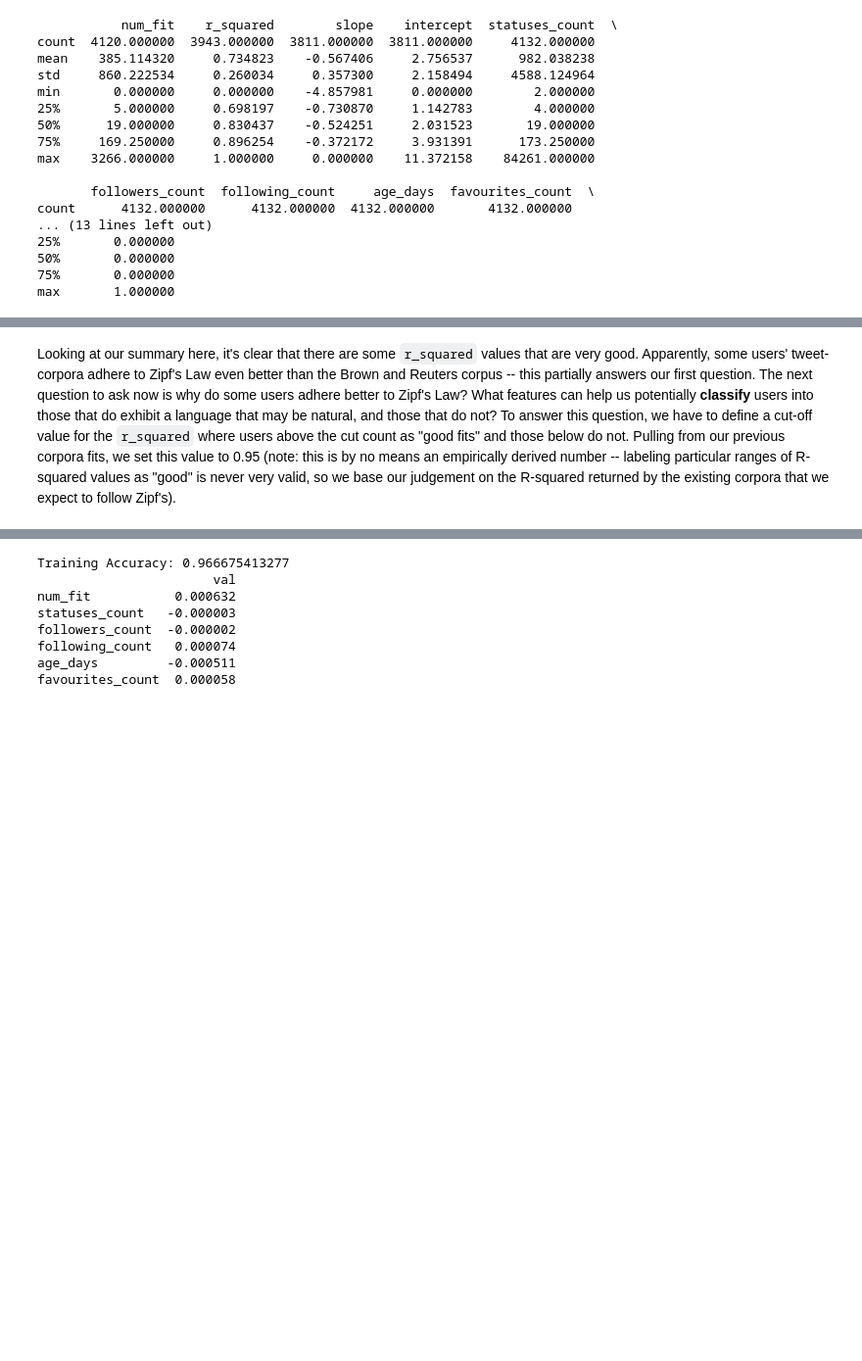
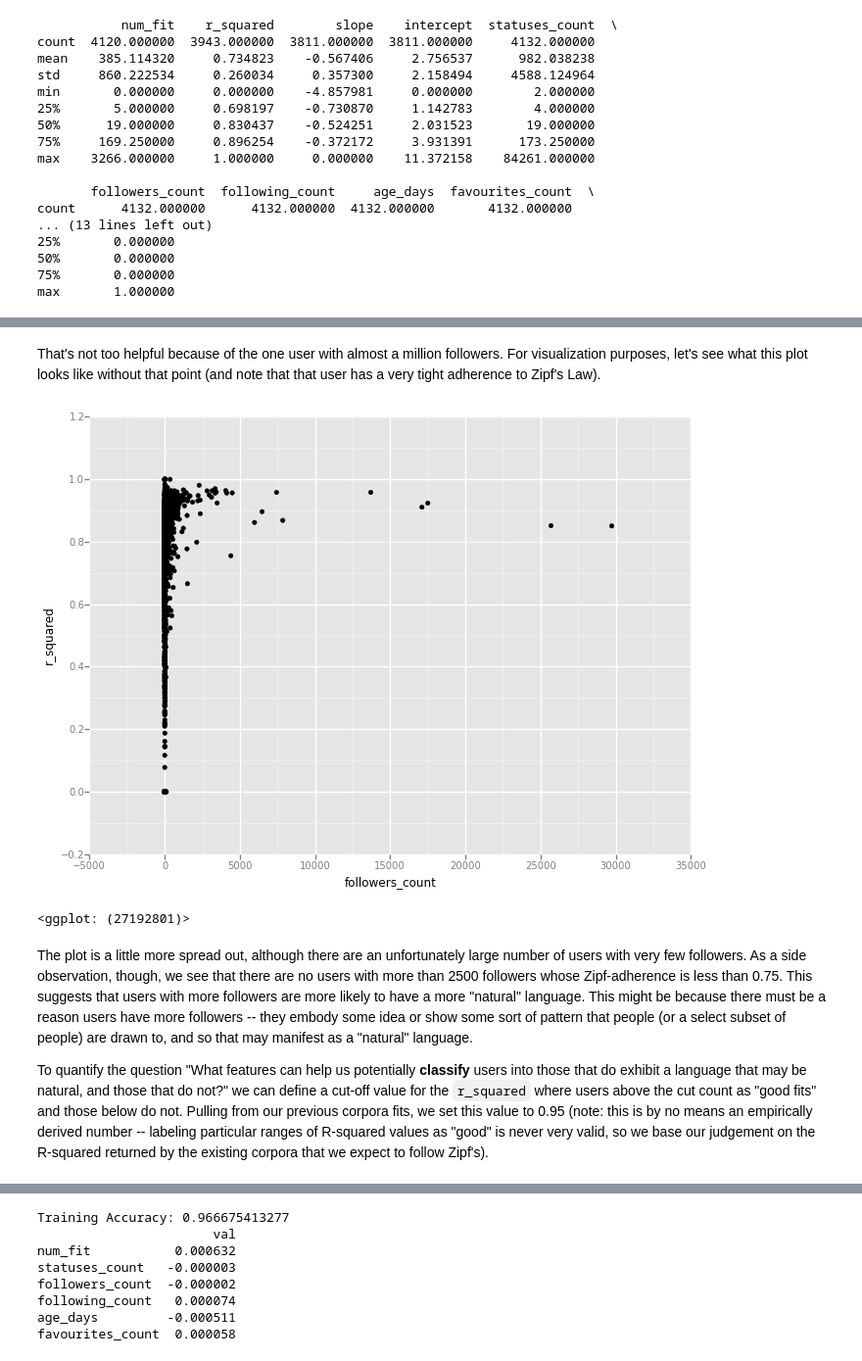
Before and after one commit to edz504/tweet-zipf, a Jupyter notebook: tweet-zipf.ipynb, the cells around one changed output, grey strips where cells are left out. Shown: that part at 98% size. Cells and saved outputs as stored; diff of their text form; code cells hidden in the pictures; blank space fills up the shorter version.

```diff
--- a/tweet-zipf.ipynb
+++ b/tweet-zipf.ipynb
@@ -431,5 +442,20 @@ max       1.000000
+# %% [markdown]
+That's not too helpful because of the one user with almost a million followers.  For visualization purposes, let's see what this plot looks like without that point (and note that that user has a very tight adherence to Zipf's Law).
+# %%
+df_quant = df[['num_fit', 'r_squared', 'slope',
+    'intercept', 'statuses_count', 'followers_count',
+    'following_count', 'age_days', 'favourites_count']].astype(float)
+df_clean = df_quant.dropna()
+
+df_vis = df_clean.loc[df_clean.index != df['followers_count'].argmax()]
+print ggplot(df_vis, aes(x='followers_count', y='r_squared')) + geom_point()
+# %% [output]
+[figure, added]
+<ggplot: (27192801)>
 # %% [markdown]
-Looking at our summary here, it's clear that there are some `r_squared` values that are very good.  Apparently, some users' tweet-corpora adhere to Zipf's Law even better than the Brown and Reuters corpus -- this partially answers our first question.  The next question to ask now is why do some users adhere better to Zipf's Law?  What features can help us potentially **classify** users into those that do exhibit a language that may be natural, and those that do not?  To answer this question, we have to define a cut-off value for the `r_squared` where users above the cut count as "good fits" and those below do not.  Pulling from our previous corpora fits, we set this value to 0.95 (note: this is by no means an empirically derived number -- labeling particular ranges of R-squared values as "good" is never very valid, so we base our judgement on the R-squared returned by the existing corpora that we expect to follow Zipf's).
+The plot is a little more spread out, although there are an unfortunately large number of users with very few followers.  As a side observation, though, we see that there are no users with more than 2500 followers whose Zipf-adherence is less than 0.75.  This suggests that users with more followers are more likely to have a more "natural" language.  This might be because there must be a reason users have more followers -- they embody some idea or show some sort of pattern that people (or a select subset of people) are drawn to, and so that may manifest as a "natural" language.
+
+To quantify the question "What features can help us potentially **classify** users into those that do exhibit a language that may be natural, and those that do not?" we can define a cut-off value for the `r_squared` where users above the cut count as "good fits" and those below do not.  Pulling from our previous corpora fits, we set this value to 0.95 (note: this is by no means an empirically derived number -- labeling particular ranges of R-squared values as "good" is never very valid, so we base our judgement on the R-squared returned by the existing corpora that we expect to follow Zipf's).
 # %%
 ZCUT = 0.95
 df_fit = df[df.r_squared >= ZCUT]
```
Also changed, not shown: parts of 15 cells of this notebook, 2 other files.
